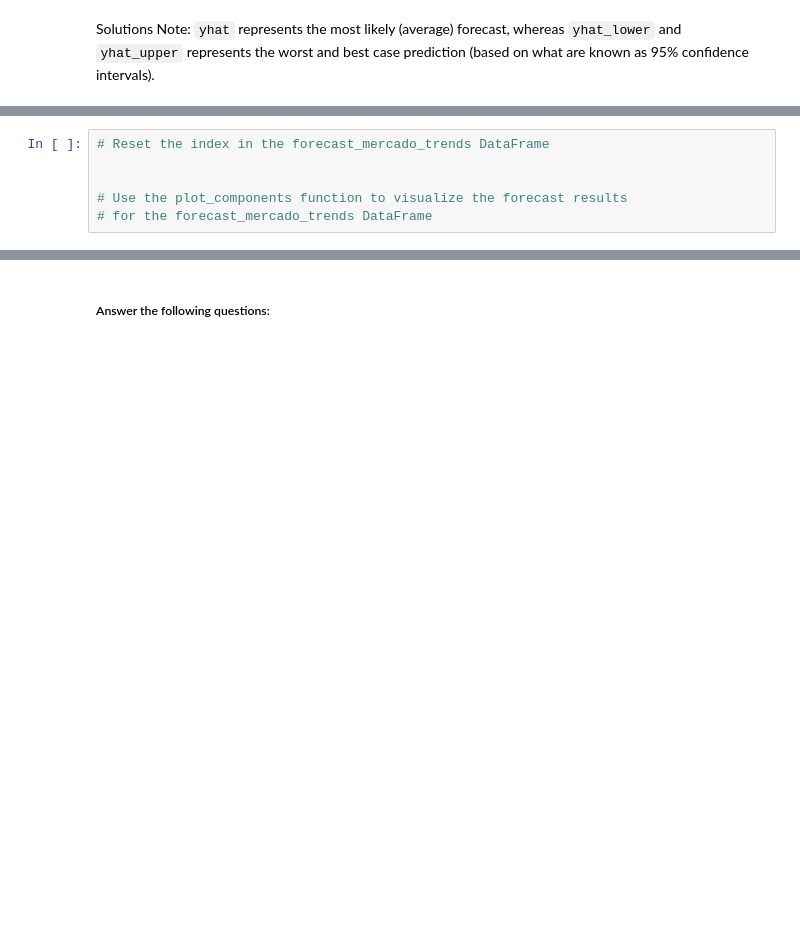
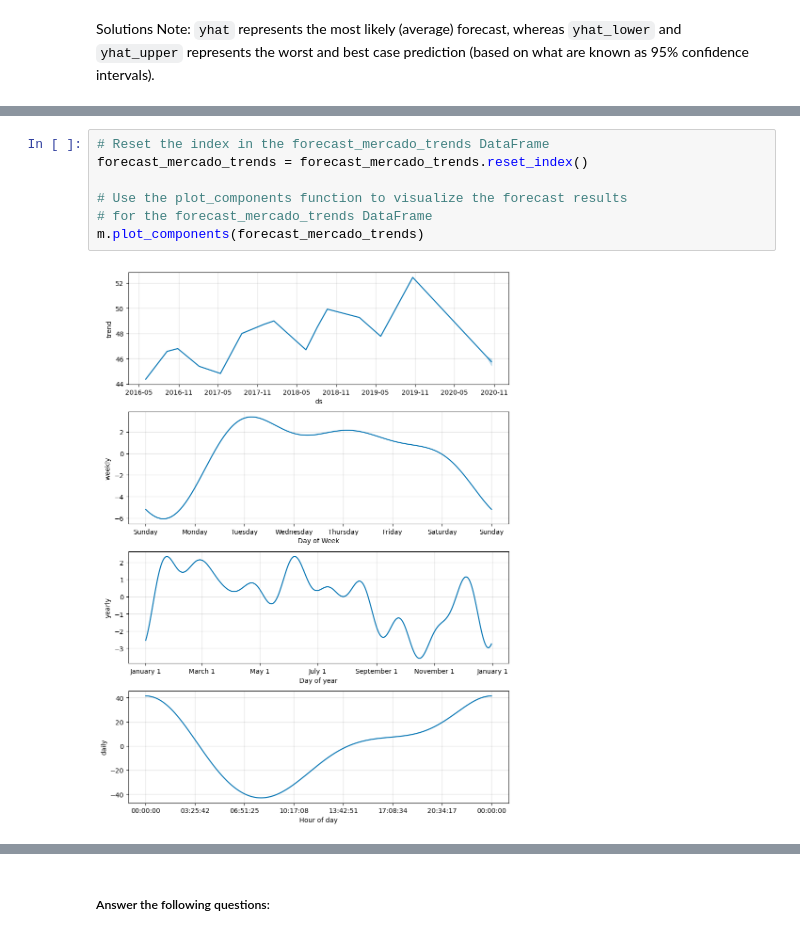
Before and after one commit to seccodingguy/prophet-challenge, a Jupyter notebook: forecasting_net_prophet.ipynb, the cells around one changed output, grey strips where cells are left out. Cells and saved outputs as stored; diff of their text form; blank space fills up the shorter version.

```diff
--- a/forecasting_net_prophet.ipynb
+++ b/forecasting_net_prophet.ipynb
@@ -552,6 +613,9 @@ Solutions Note: `yhat` represents the most likely (average) forecast, whereas `y
 # %%
 # Reset the index in the forecast_mercado_trends DataFrame
-
+forecast_mercado_trends = forecast_mercado_trends.reset_index()
 
 # Use the plot_components function to visualize the forecast results
 # for the forecast_mercado_trends DataFrame
+m.plot_components(forecast_mercado_trends)
+# %% [output]
+[figure, added]
```
Also changed, not shown: parts of 17 cells of this notebook.
